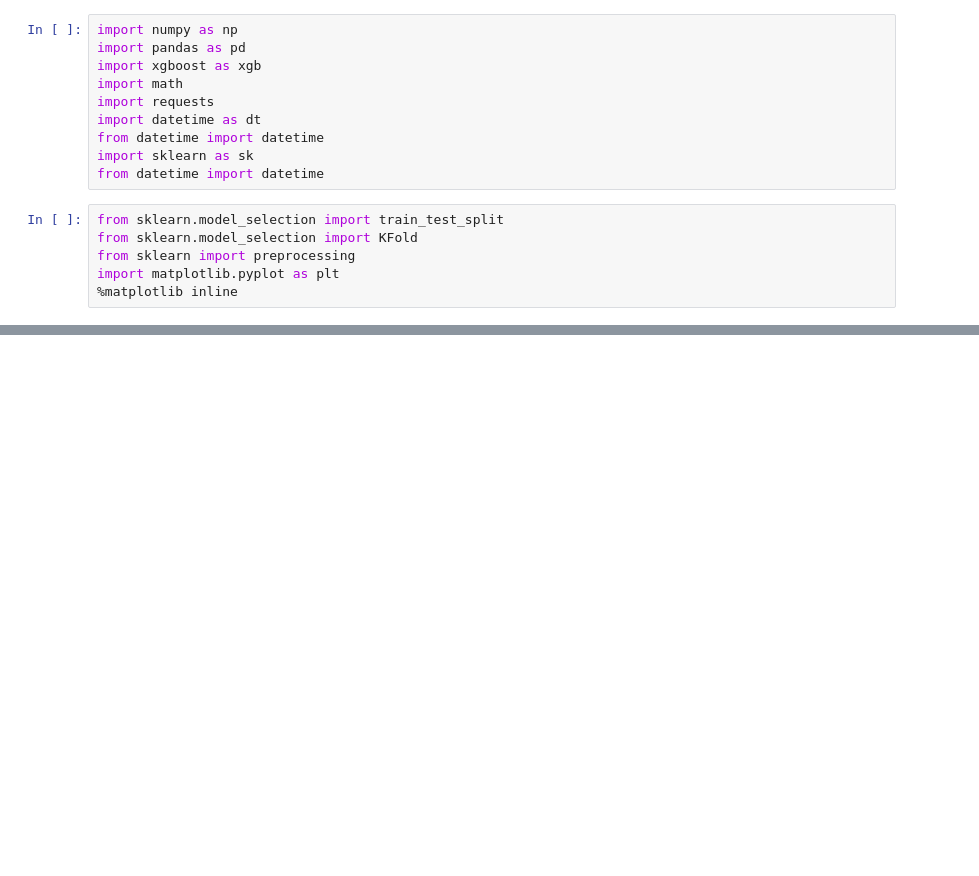
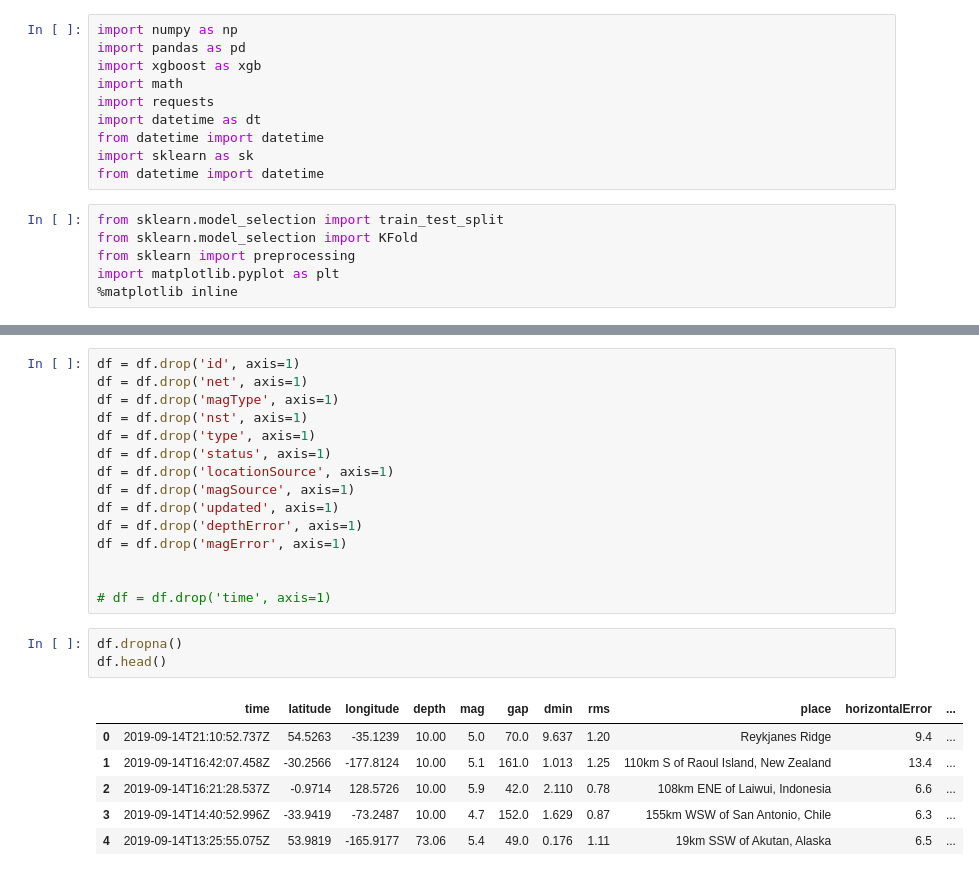
Before and after one commit to EfeTascioglu/hackTheNorth2019, a Jupyter notebook: QuakeTester.ipynb, the cells around one changed output, grey strips where cells are left out. Drawn from its saved outputs; the diff is of its cells as text; blank space fills up the shorter version.

```diff
--- a/QuakeTester.ipynb
+++ b/QuakeTester.ipynb
@@ -36,0 +32,25 @@ query1.csv          100%[===================>]  16.69M  84.7MB/s    in 0.2s
+# %%
+df = df.drop('id', axis=1)
+df = df.drop('net', axis=1)
+df = df.drop('magType', axis=1)
+df = df.drop('nst', axis=1)
+df = df.drop('type', axis=1)
+df = df.drop('status', axis=1)
+df = df.drop('locationSource', axis=1)
+df = df.drop('magSource', axis=1)
+df = df.drop('updated', axis=1)
+df = df.drop('depthError', axis=1)
+df = df.drop('magError', axis=1)
+
+
+# df = df.drop('time', axis=1)
+# %%
+df.dropna()
+df.head()
+# %% [output]
+|  | time | latitude | longitude | depth | mag | gap | dmin | rms | place | horizontalError | ... |
+| 0 | 2019-09-14T21:10:52.737Z | 54.5263 | -35.1239 | 10.00 | 5.0 | 70.0 | 9.637 | 1.20 | Reykjanes Ridge | 9.4 | ... |
+| 1 | 2019-09-14T16:42:07.458Z | -30.2566 | -177.8124 | 10.00 | 5.1 | 161.0 | 1.013 | 1.25 | 110km S of Raoul Island, New Zealand | 13.4 | ... |
+| 2 | 2019-09-14T16:21:28.537Z | -0.9714 | 128.5726 | 10.00 | 5.9 | 42.0 | 2.110 | 0.78 | 108km ENE of Laiwui, Indonesia | 6.6 | ... |
+| 3 | 2019-09-14T14:40:52.996Z | -33.9419 | -73.2487 | 10.00 | 4.7 | 152.0 | 1.629 | 0.87 | 155km WSW of San Antonio, Chile | 6.3 | ... |
+| 4 | 2019-09-14T13:25:55.075Z | 53.9819 | -165.9177 | 73.06 | 5.4 | 49.0 | 0.176 | 1.11 | 19km SSW of Akutan, Alaska | 6.5 | ... |
```
Also changed, not shown: parts of 26 cells of this notebook.
